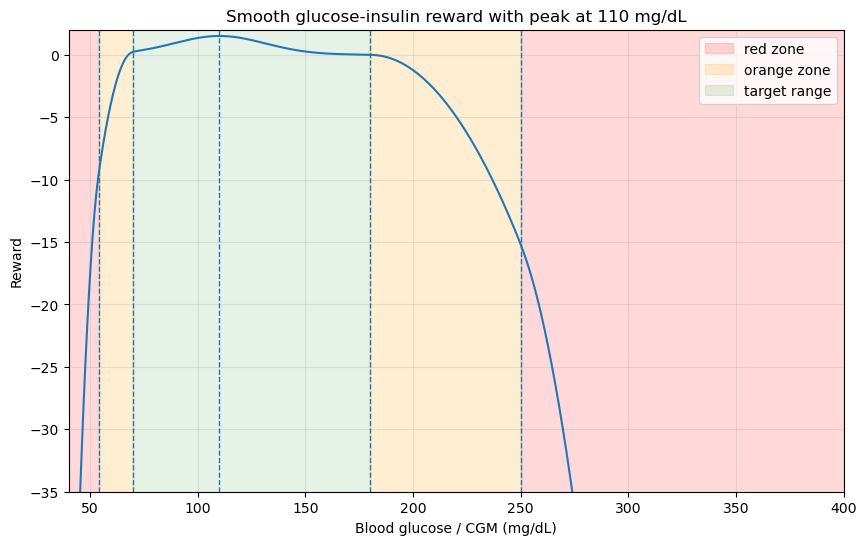
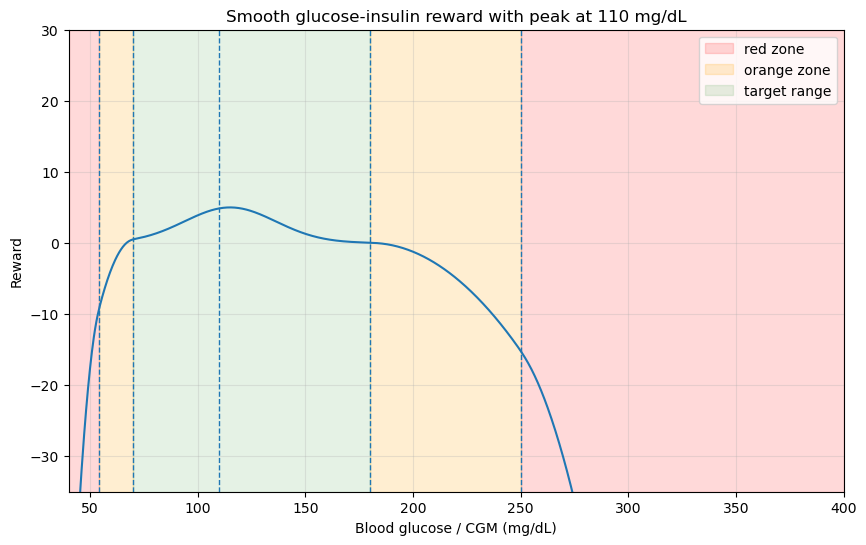
The notebook cell's code change between the first figure and the second:
--- before
+++ after
@@ -19,5 +19,5 @@
 
     # Peak at 110 mg/dL
-    target_reward = 1.5 * np.exp(-((bg - 110.0) / 30.0) ** 2)
+    target_reward = 5 * np.exp(-((bg - 115.0) / 30.0) ** 2)
 
     # Smoothly increasing penalties
@@ -68,5 +68,5 @@
 plt.ylabel("Reward")
 plt.xlim(40, 400)
-plt.ylim(-35, 2)
+plt.ylim(-35, 30)
 plt.grid(True, alpha=0.3)
 plt.legend()

Commit: Cleaned